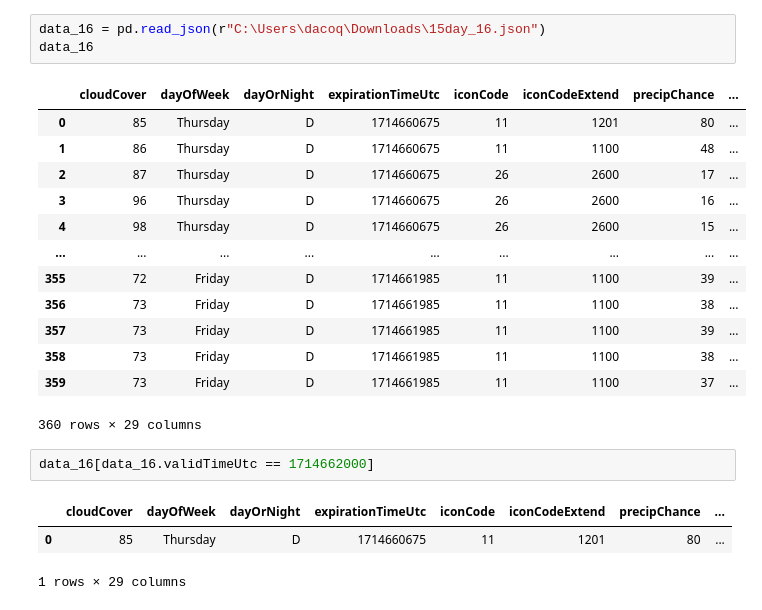
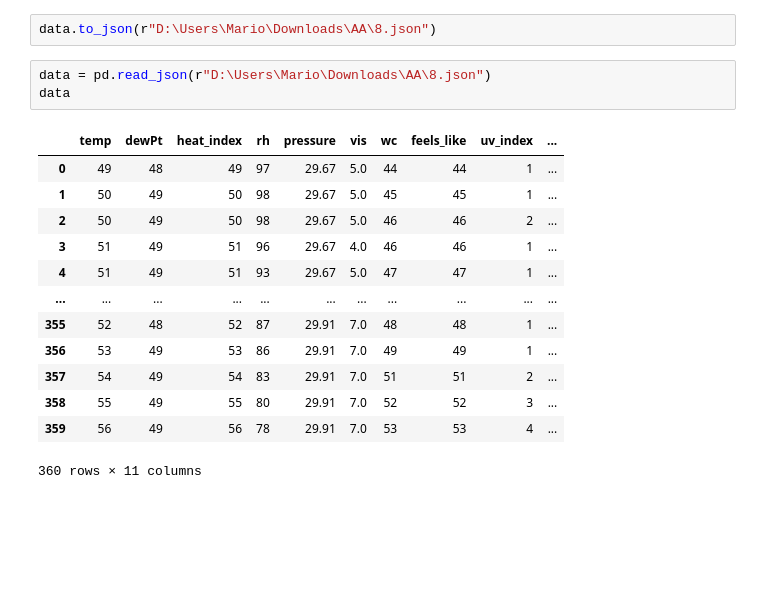
Before and after one commit to MarioBaldocchi/PD, a Jupyter notebook: forecasts/preprocess/preprocess_forecast_secundaria.ipynb, the cells around one changed output. Drawn from its saved outputs; the diff is of its cells as text; blank space fills up the shorter version.

Commit message:
limpieza del dataframe del tipo fuente secundaria forecast

```diff
--- a/forecasts/preprocess/preprocess_forecast_secundaria.ipynb
+++ b/forecasts/preprocess/preprocess_forecast_secundaria.ipynb
@@ -21,23 +100,19 @@ data
+# %%
+data.to_json(r"D:\Users\Mario\Downloads\AA\8.json")
 # %%
-data_16 = pd.read_json(r"C:\Users\dacoq\Downloads\15day_16.json")
-data_16
+data = pd.read_json(r"D:\Users\Mario\Downloads\AA\8.json")
+data
 # %% [output]
-|  | cloudCover | dayOfWeek | dayOrNight | expirationTimeUtc | iconCode | iconCodeExtend | precipChance | ... |
-| 0 | 85 | Thursday | D | 1714660675 | 11 | 1201 | 80 | ... |
-| 1 | 86 | Thursday | D | 1714660675 | 11 | 1100 | 48 | ... |
-| 2 | 87 | Thursday | D | 1714660675 | 26 | 2600 | 17 | ... |
-| 3 | 96 | Thursday | D | 1714660675 | 26 | 2600 | 16 | ... |
-| 4 | 98 | Thursday | D | 1714660675 | 26 | 2600 | 15 | ... |
-| ... | ... | ... | ... | ... | ... | ... | ... | ... |
-| 355 | 72 | Friday | D | 1714661985 | 11 | 1100 | 39 | ... |
-| 356 | 73 | Friday | D | 1714661985 | 11 | 1100 | 38 | ... |
-| 357 | 73 | Friday | D | 1714661985 | 11 | 1100 | 39 | ... |
-| 358 | 73 | Friday | D | 1714661985 | 11 | 1100 | 38 | ... |
-| 359 | 73 | Friday | D | 1714661985 | 11 | 1100 | 37 | ... |
+|  | temp | dewPt | heat_index | rh | pressure | vis | wc | feels_like | uv_index | ... |
+| 0 | 49 | 48 | 49 | 97 | 29.67 | 5.0 | 44 | 44 | 1 | ... |
+| 1 | 50 | 49 | 50 | 98 | 29.67 | 5.0 | 45 | 45 | 1 | ... |
+| 2 | 50 | 49 | 50 | 98 | 29.67 | 5.0 | 46 | 46 | 2 | ... |
+| 3 | 51 | 49 | 51 | 96 | 29.67 | 4.0 | 46 | 46 | 1 | ... |
+| 4 | 51 | 49 | 51 | 93 | 29.67 | 5.0 | 47 | 47 | 1 | ... |
+| ... | ... | ... | ... | ... | ... | ... | ... | ... | ... | ... |
+| 355 | 52 | 48 | 52 | 87 | 29.91 | 7.0 | 48 | 48 | 1 | ... |
+| 356 | 53 | 49 | 53 | 86 | 29.91 | 7.0 | 49 | 49 | 1 | ... |
+| 357 | 54 | 49 | 54 | 83 | 29.91 | 7.0 | 51 | 51 | 2 | ... |
+| 358 | 55 | 49 | 55 | 80 | 29.91 | 7.0 | 52 | 52 | 3 | ... |
+| 359 | 56 | 49 | 56 | 78 | 29.91 | 7.0 | 53 | 53 | 4 | ... |
-360 rows × 29 columns
+360 rows × 11 columns
-# %%
-data_16[data_16.validTimeUtc == 1714662000]
-# %% [output]
-|  | cloudCover | dayOfWeek | dayOrNight | expirationTimeUtc | iconCode | iconCodeExtend | precipChance | ... |
-| 0 | 85 | Thursday | D | 1714660675 | 11 | 1201 | 80 | ... |
-1 rows × 29 columns
```
Also changed, not shown: parts of 14 cells of this notebook.
